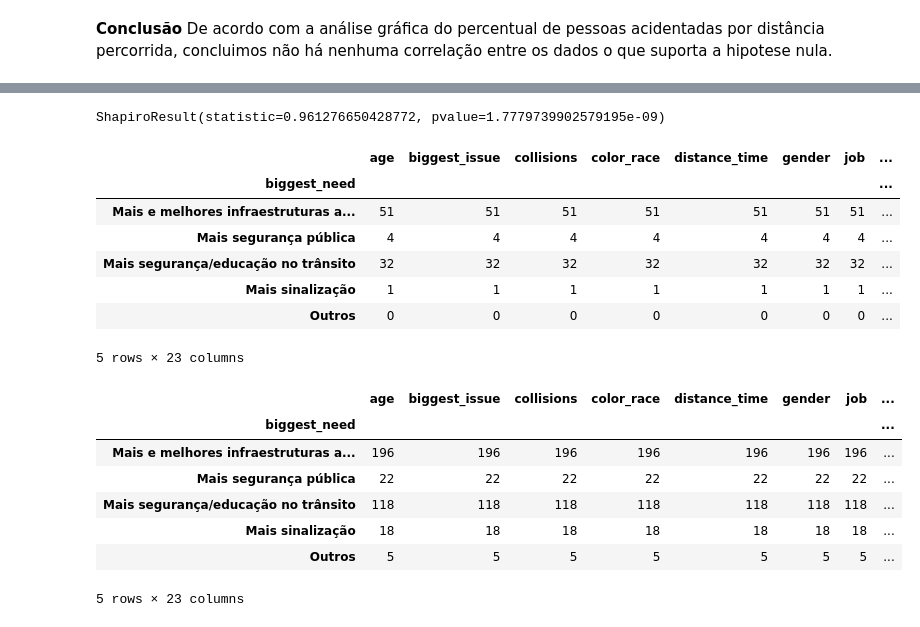
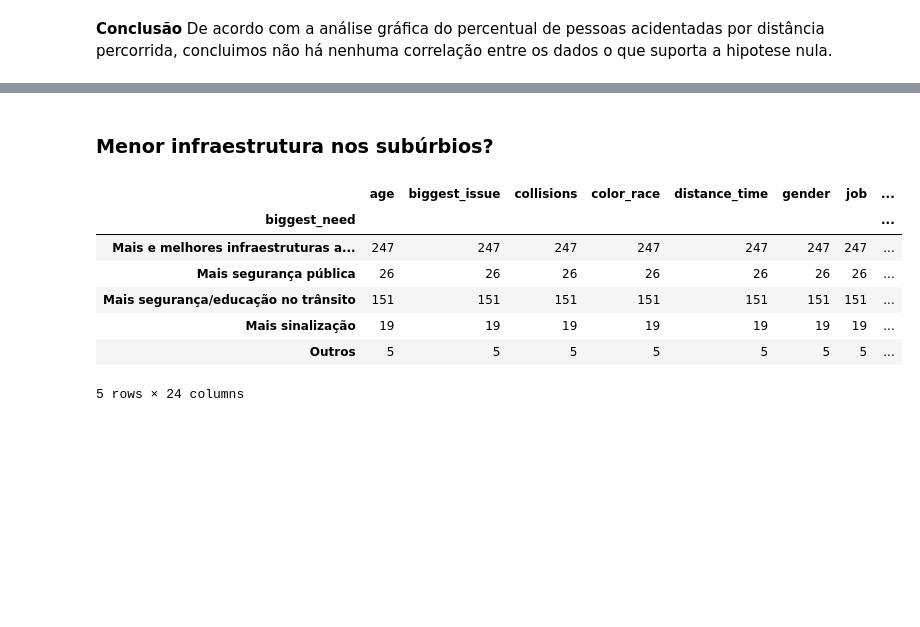
Before and after one commit to pedrocostab/Data_Science_Ciclistas, a Jupyter notebook: Projeto_1_Ciência_de_Dados.ipynb, the cells around one changed output, grey strips where cells are left out. Drawn from its saved outputs; the diff is of its cells as text; code cells hidden in the pictures; blank space fills up the shorter version.

Commit message:
Menor infraestrutura nos subúrbios?

```diff
--- a/Projeto_1_Ciência_de_Dados.ipynb
+++ b/Projeto_1_Ciência_de_Dados.ipynb
@@ -1140,30 +1105,13 @@ ciclistas["age"].hist()
-# %%
-stats.shapiro(ciclistas['age'])
-# %% [output]
-ShapiroResult(statistic=0.961276650428772, pvalue=1.7779739902579195e-09)
-# %%
-# uma hipotese pode ser que mulheres nao usam bike por inseguranca
-
-ciclistas[ciclistas["gender"]=="Feminino"].groupby(["biggest_need"]).count()
-# %% [output]
-|  | age | biggest_issue | collisions | color_race | distance_time | gender | job | ... |
-| biggest_need |  |  |  |  |  |  |  | ... |
-| Mais e melhores infraestruturas a... | 51 | 51 | 51 | 51 | 51 | 51 | 51 | ... |
-| Mais segurança pública | 4 | 4 | 4 | 4 | 4 | 4 | 4 | ... |
-| Mais segurança/educação no trânsito | 32 | 32 | 32 | 32 | 32 | 32 | 32 | ... |
-| Mais sinalização | 1 | 1 | 1 | 1 | 1 | 1 | 1 | ... |
-| Outros | 0 | 0 | 0 | 0 | 0 | 0 | 0 | ... |
-5 rows × 23 columns
-# %%
-# uma hipotese pode ser que mulheres nao usam bike por inseguranca
-
-ciclistas[ciclistas["gender"]=="Masculino"].groupby(["biggest_need"]).count()
-# %% [output]
-|  | age | biggest_issue | collisions | color_race | distance_time | gender | job | ... |
-| biggest_need |  |  |  |  |  |  |  | ... |
-| Mais e melhores infraestruturas a... | 196 | 196 | 196 | 196 | 196 | 196 | 196 | ... |
-| Mais segurança pública | 22 | 22 | 22 | 22 | 22 | 22 | 22 | ... |
-| Mais segurança/educação no trânsito | 118 | 118 | 118 | 118 | 118 | 118 | 118 | ... |
-| Mais sinalização | 18 | 18 | 18 | 18 | 18 | 18 | 18 | ... |
-| Outros | 5 | 5 | 5 | 5 | 5 | 5 | 5 | ... |
-5 rows × 23 columns
+# %% [markdown]
+### Menor infraestrutura nos subúrbios?
+# %%
+ciclistas.groupby(['biggest_need']).count()
+# %% [output]
+|  | age | biggest_issue | collisions | color_race | distance_time | gender | job | ... |
+| biggest_need |  |  |  |  |  |  |  | ... |
+| Mais e melhores infraestruturas a... | 247 | 247 | 247 | 247 | 247 | 247 | 247 | ... |
+| Mais segurança pública | 26 | 26 | 26 | 26 | 26 | 26 | 26 | ... |
+| Mais segurança/educação no trânsito | 151 | 151 | 151 | 151 | 151 | 151 | 151 | ... |
+| Mais sinalização | 19 | 19 | 19 | 19 | 19 | 19 | 19 | ... |
+| Outros | 5 | 5 | 5 | 5 | 5 | 5 | 5 | ... |
+5 rows × 24 columns
```
Also changed, not shown: parts of 14 cells of this notebook.
